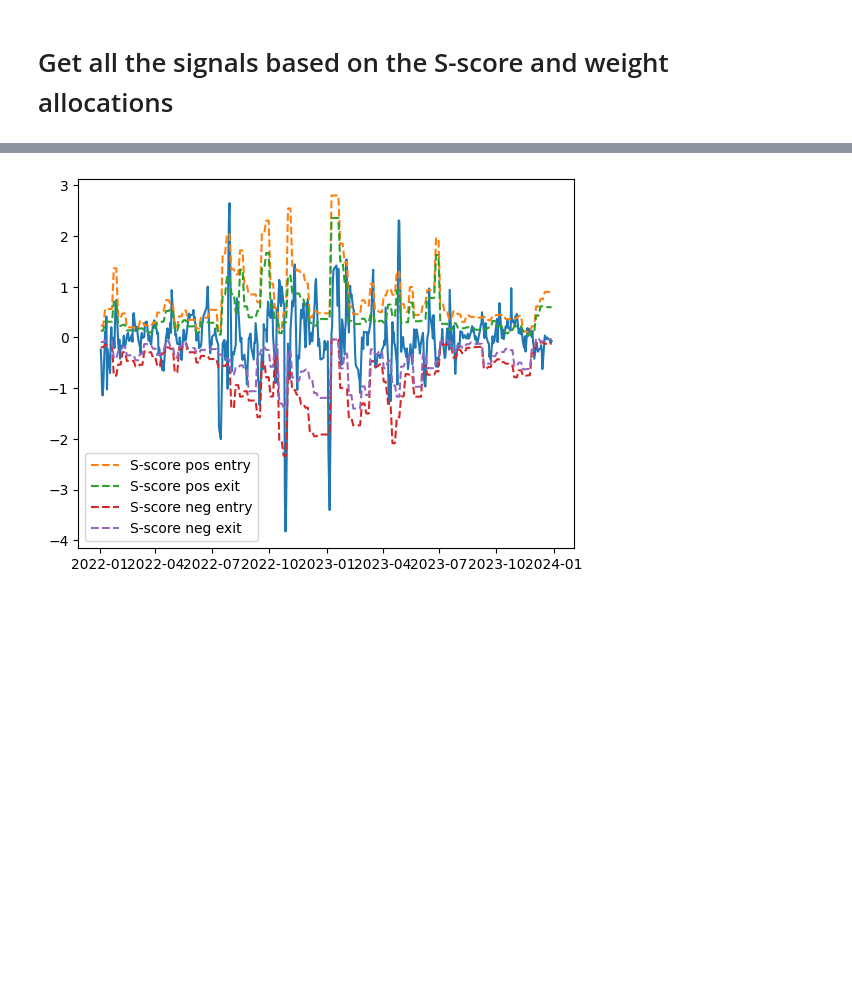
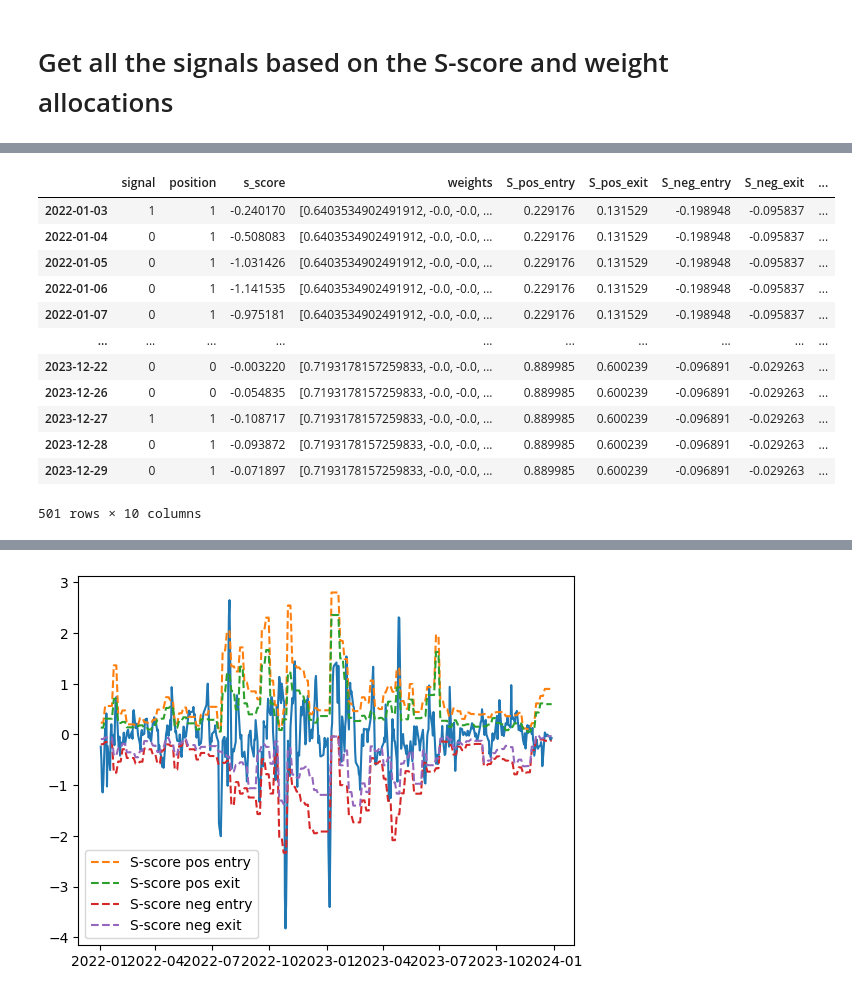
Before and after one commit to houyuting2000/Statistical_Arbitrage_Algo, a Jupyter notebook: main.ipynb, the cells around one changed output, grey strips where cells are left out. Cells and saved outputs as stored; diff of their text form; code cells hidden in the pictures; blank space fills up the shorter version.

```diff
--- a/main.ipynb
+++ b/main.ipynb
@@ -553,0 +558,19 @@ signals_df_dict['MSFT']
+# %%
+# With GOOGL together. DON"T TOUCH THIS
+df_msft_part = signals_df_dict['MSFT']
+# %%
+df_msft_part
+# %% [output]
+|  | signal | position | s_score | weights | S_pos_entry | S_pos_exit | S_neg_entry | S_neg_exit | ... |
+| 2022-01-03 | 1 | 1 | -0.240170 | [0.6403534902491912, -0.0, -0.0, ... | 0.229176 | 0.131529 | -0.198948 | -0.095837 | ... |
+| 2022-01-04 | 0 | 1 | -0.508083 | [0.6403534902491912, -0.0, -0.0, ... | 0.229176 | 0.131529 | -0.198948 | -0.095837 | ... |
+| 2022-01-05 | 0 | 1 | -1.031426 | [0.6403534902491912, -0.0, -0.0, ... | 0.229176 | 0.131529 | -0.198948 | -0.095837 | ... |
+| 2022-01-06 | 0 | 1 | -1.141535 | [0.6403534902491912, -0.0, -0.0, ... | 0.229176 | 0.131529 | -0.198948 | -0.095837 | ... |
+| 2022-01-07 | 0 | 1 | -0.975181 | [0.6403534902491912, -0.0, -0.0, ... | 0.229176 | 0.131529 | -0.198948 | -0.095837 | ... |
+| ... | ... | ... | ... | ... | ... | ... | ... | ... | ... |
+| 2023-12-22 | 0 | 0 | -0.003220 | [0.7193178157259833, -0.0, -0.0, ... | 0.889985 | 0.600239 | -0.096891 | -0.029263 | ... |
+| 2023-12-26 | 0 | 0 | -0.054835 | [0.7193178157259833, -0.0, -0.0, ... | 0.889985 | 0.600239 | -0.096891 | -0.029263 | ... |
+| 2023-12-27 | 1 | 1 | -0.108717 | [0.7193178157259833, -0.0, -0.0, ... | 0.889985 | 0.600239 | -0.096891 | -0.029263 | ... |
+| 2023-12-28 | 0 | 1 | -0.093872 | [0.7193178157259833, -0.0, -0.0, ... | 0.889985 | 0.600239 | -0.096891 | -0.029263 | ... |
+| 2023-12-29 | 0 | 1 | -0.071897 | [0.7193178157259833, -0.0, -0.0, ... | 0.889985 | 0.600239 | -0.096891 | -0.029263 | ... |
+501 rows × 10 columns
```
Also changed, not shown: parts of 5 cells of this notebook.
